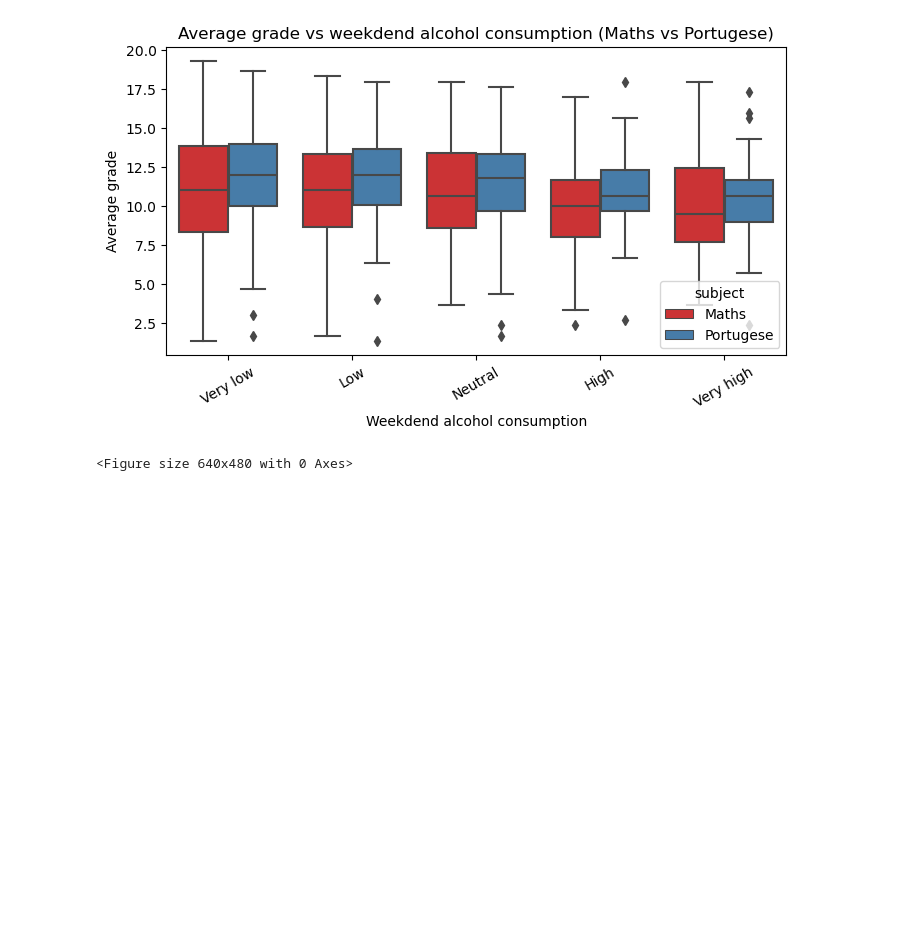
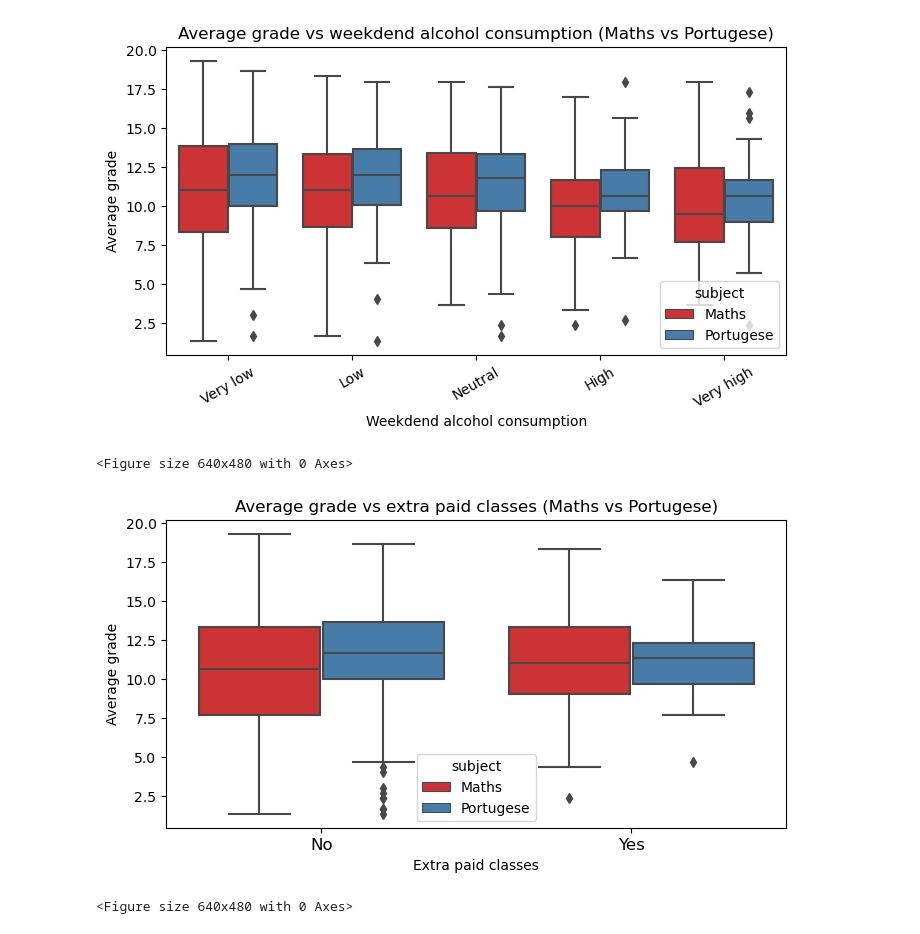
Before and after one commit to Reanna1211/Student-and-Education-Data, a Jupyter notebook: Student_and_Education_Data_Analysis.ipynb, the cells around one changed output. Drawn from its saved outputs; the diff is of its cells as text; code cells hidden in the pictures; blank space fills up the shorter version.

```diff
--- a/Student_and_Education_Data_Analysis.ipynb
+++ b/Student_and_Education_Data_Analysis.ipynb
@@ -640,3 +640,27 @@ plt.clf()
 <Figure size 640x480 with 0 Axes>
 [figure]
 <Figure size 640x480 with 0 Axes>
+# %%
+# extra paid classes vs average grade
+
+plt.figure(figsize=(8, 4))
+sns.boxplot(x='paid', y='average_grade',  hue = 'subject', data=combined_data, palette = 'Set1')
+ax = plt.subplot()
+ax.set_xticklabels(['No', 'Yes'], fontsize = 12)
+plt.xlabel('Extra paid classes')
+plt.ylabel('Average grade')
+plt.title('Average grade vs extra paid classes (Maths vs Portugese)')
+plt.show()
+plt.clf()
+
+
+
+# Observations:
+# The median average is slightly higher for those with very low alchol consumption than those with very high alcohol consumption for both weekdays and weekends.
+# The spread of grades (IQR) is narrower for students with extra paid classes, suggesting that those with extra paid classes tend to have more consistent grades.
+
+# Insights:
+# This indicates that those without extra paid classes may not need them as grades are okay.
+# %% [output]
+[figure, added]
+<Figure size 640x480 with 0 Axes>
```
Also changed, not shown: parts of 7 cells of this notebook.
